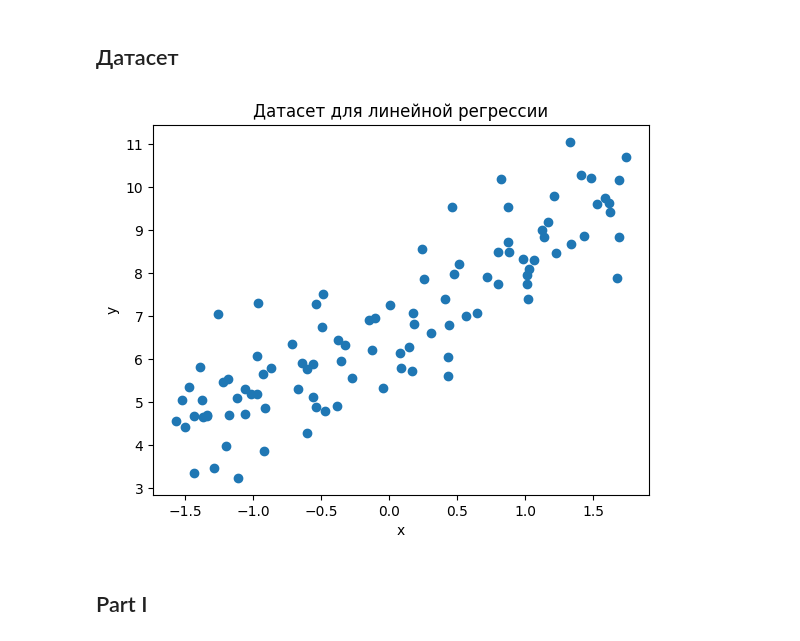
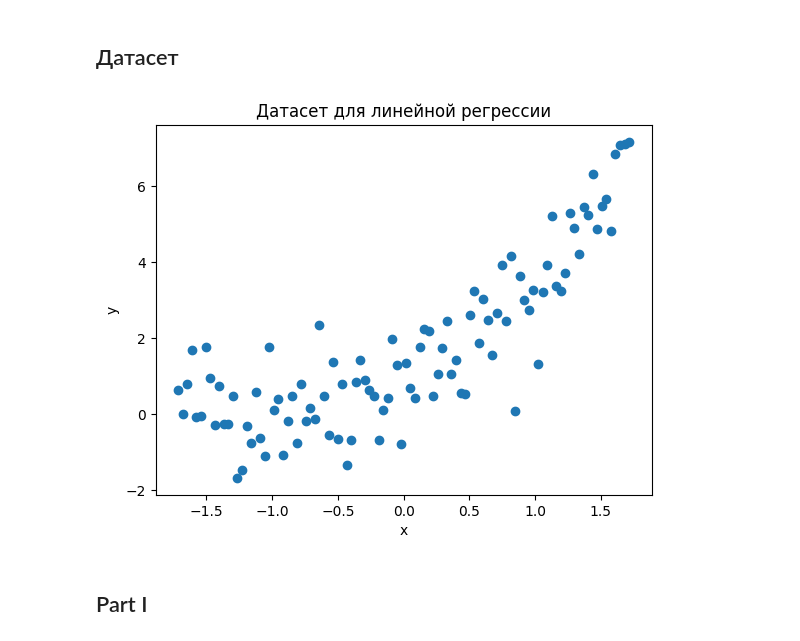
Before and after one commit to mibrgmv/ml, a Jupyter notebook: dropout_batchnorm.ipynb, the cells around one changed output. Drawn from its saved outputs; the diff is of its cells as text; code cells hidden in the pictures.

```diff
--- a/dropout_batchnorm.ipynb
+++ b/dropout_batchnorm.ipynb
@@ -30,21 +30,32 @@ from torch.utils.data import DataLoader, TensorDataset
 ## Датасет
 # %%
 np.random.seed(42)
-X = 2 * np.random.rand(100, 1)
-y = 4 + 3 * X + np.random.randn(100, 1)
+n_samples = 100
+
+#1
+# X = np.linspace(-np.pi, np.pi, n_samples).reshape(-1, 1)
+# y = np.cos(X) + np.random.randn(n_samples, 1)
+
+#2
+# X = np.linspace(-3, 3, n_samples).reshape(-1, 1)
+# y = X**2 + 2 * np.sin(3 * X) + np.random.randn(n_samples, 1)
+
+#3
+X = np.linspace(-2, 2, n_samples).reshape(-1, 1)
+y = np.exp(X) + np.random.randn(n_samples, 1)
 
 scaler = StandardScaler()
 X_scaled = scaler.fit_transform(X)
 
 df = pd.DataFrame({'x': X_scaled.flatten(), 'y': y.flatten()})
 
 plt.scatter(df['x'], df['y'])
 plt.title('Датасет для линейной регрессии')
 plt.xlabel('x')
 plt.ylabel('y')
 plt.show()
 # %% [output]
-[figure, old version]
+[figure, new version]
 # %%
 X_tensor = torch.tensor(X, dtype=torch.float32)
 y_tensor = torch.tensor(y, dtype=torch.float32).view(-1, 1)
```
Also changed, not shown: parts of 8 cells of this notebook.
